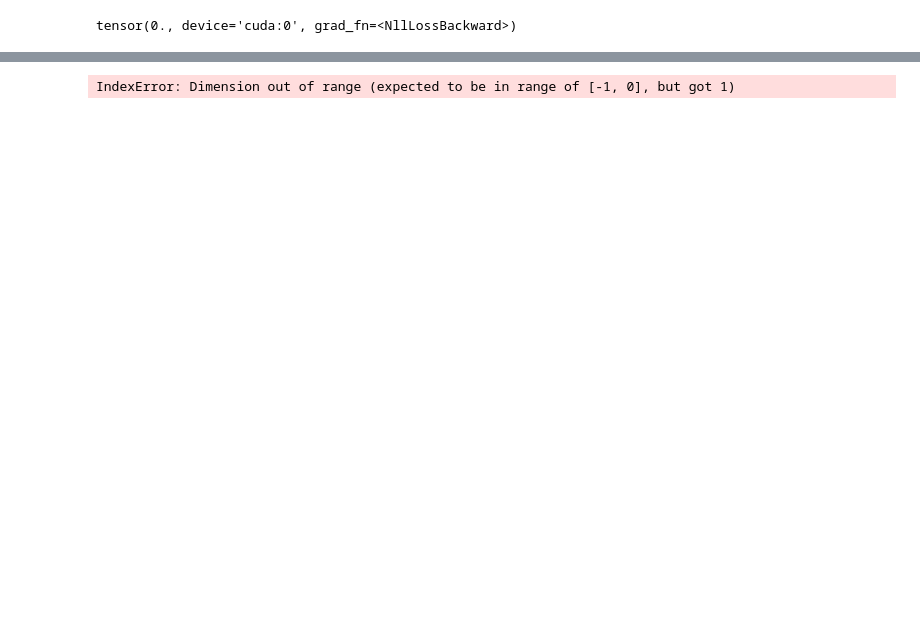
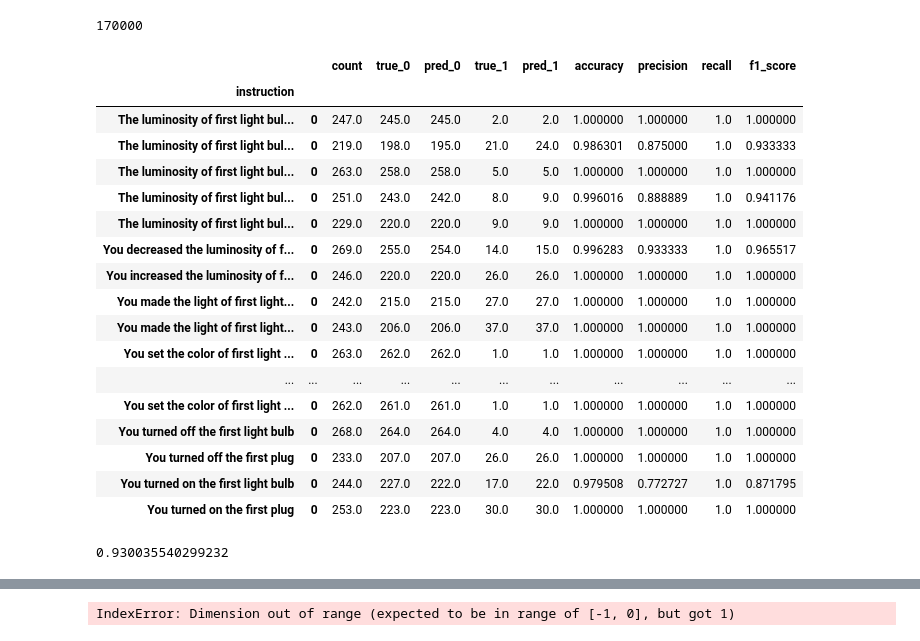
Before and after one commit to nicolas-lair/RL4IoT, a Jupyter notebook: Reward Function .ipynb, the cells around one changed output, grey strips where cells are left out. Saved outputs shown, nothing was run; the diff lists cells and outputs as text; code cells hidden in the pictures; blank space fills up the shorter version.

Commit message:
reward WIP

```diff
--- a/Reward Function .ipynb
+++ b/Reward Function .ipynb
@@ -29,6 +67,9 @@ params = generate_params(save_path=False)
 # episodes = joblib.load(episode_path)
 
 StateRecord = namedtuple('StateRecord', ('state', 'instruction', 'reward'))
-state_path = 'results/state_records.jbl'
-states = joblib.load(state_path)
+EpisodeRecord = namedtuple('EpisodeRecord', ('initial_state', 'final_state', 'instruction', 'reward'))
+
+state_path = 'results/state_records3.jbl'
+train_episode = 'results/episodes_records4.jbl'
+test_episode = 'results/episodes_records3.jbl'
 # %%
@@ -224,4 +189,68 @@ tensor([0.3085, 0.0949, 0.0625, 0.0684, 0.0927, 0.5433, 0.4854, 0.0984, 0.1330,
-# %%
-loss
-# %% [output]
-tensor(0., device='cuda:0', grad_fn=<NllLossBackward>)
+# %%
+len(train_dts)
+# %% [output]
+170000
+# %%
+test_batch = next(iter(test_loader))
+# %%
+from sklearn.metrics import recall_score, f1_score, precision_score, accuracy_score
+
+def compute_stats(g):
+    count = len(g)
+    pred_1 = g.pred.sum()
+    pred_0 = (1 - g.pred).sum()
+    true_1 = g.true.sum()
+    true_0 = (1 - g.true).sum()
+    stats = [count, true_0, pred_0, true_1, pred_1]
+    stats_name = ['count', 'true_0', 'pred_0', 'true_1', 'pred_1']
+    result = pd.DataFrame(stats).T
+    result.columns = stats_name
+    return result
+
+def compute_classification_metrics(g):
+    accuracy = accuracy_score(g.true, g.pred)
+    precision = precision_score(g.true, g.pred)
+    recall = recall_score(g.true, g.pred)
+    f1 = f1_score(g.true, g.pred)
+    scores = [accuracy, precision, recall, f1]
+    score_name = ['accuracy', 'precision', 'recall', 'f1_score']
+    result = pd.DataFrame(scores).T
+    result.columns = score_name
+    return result
+
+def compute_metrics(g, data_stats=False):
+    df_score = compute_classification_metrics(g)
+    df_stats = compute_stats(g) if data_stats else pd.DataFrame()
+    result = pd.concat([df_stats, df_score], axis=1)
+    return result
+
+test_reward = reward_function(state=test_batch['state'], instructions=test_batch['instruction'])#.view(-1)
+torch.cat([test_reward.cpu(), test_batch['reward'].float().view(-1, 1)], dim=1)
+pred_true_tensor = torch.cat([(test_reward >0.5).float().cpu(), test_batch['reward'].float().view(-1, 1)], dim=1)
+df = pd.DataFrame(pred_true_tensor.detach().numpy(), columns=['pred', 'true'])
+df['instruction'] = test_batch['instruction']
+stats = df.groupby('instruction').apply(compute_metrics, data_stats=True)
+stats
+# %% [output]
+|  |  | count | true_0 | pred_0 | true_1 | pred_1 | accuracy | precision | recall | f1_score |
+| instruction |  |  |  |  |  |  |  |  |  |  |
+| The luminosity of first light bul... | 0 | 247.0 | 245.0 | 245.0 | 2.0 | 2.0 | 1.000000 | 1.000000 | 1.0 | 1.000000 |
+| The luminosity of first light bul... | 0 | 219.0 | 198.0 | 195.0 | 21.0 | 24.0 | 0.986301 | 0.875000 | 1.0 | 0.933333 |
+| The luminosity of first light bul... | 0 | 263.0 | 258.0 | 258.0 | 5.0 | 5.0 | 1.000000 | 1.000000 | 1.0 | 1.000000 |
+| The luminosity of first light bul... | 0 | 251.0 | 243.0 | 242.0 | 8.0 | 9.0 | 0.996016 | 0.888889 | 1.0 | 0.941176 |
+| The luminosity of first light bul... | 0 | 229.0 | 220.0 | 220.0 | 9.0 | 9.0 | 1.000000 | 1.000000 | 1.0 | 1.000000 |
+| You decreased the luminosity of f... | 0 | 269.0 | 255.0 | 254.0 | 14.0 | 15.0 | 0.996283 | 0.933333 | 1.0 | 0.965517 |
+| You increased the luminosity of f... | 0 | 246.0 | 220.0 | 220.0 | 26.0 | 26.0 | 1.000000 | 1.000000 | 1.0 | 1.000000 |
+| You made the light of first light... | 0 | 242.0 | 215.0 | 215.0 | 27.0 | 27.0 | 1.000000 | 1.000000 | 1.0 | 1.000000 |
+| You made the light of first light... | 0 | 243.0 | 206.0 | 206.0 | 37.0 | 37.0 | 1.000000 | 1.000000 | 1.0 | 1.000000 |
+| You set the color of first light ... | 0 | 263.0 | 262.0 | 262.0 | 1.0 | 1.0 | 1.000000 | 1.000000 | 1.0 | 1.000000 |
+| ... | ... | ... | ... | ... | ... | ... | ... | ... | ... | ... |
+| You set the color of first light ... | 0 | 262.0 | 261.0 | 261.0 | 1.0 | 1.0 | 1.000000 | 1.000000 | 1.0 | 1.000000 |
+| You turned off the first light bulb | 0 | 268.0 | 264.0 | 264.0 | 4.0 | 4.0 | 1.000000 | 1.000000 | 1.0 | 1.000000 |
+| You turned off the first plug | 0 | 233.0 | 207.0 | 207.0 | 26.0 | 26.0 | 1.000000 | 1.000000 | 1.0 | 1.000000 |
+| You turned on the first light bulb | 0 | 244.0 | 227.0 | 222.0 | 17.0 | 22.0 | 0.979508 | 0.772727 | 1.0 | 0.871795 |
+| You turned on the first plug | 0 | 253.0 | 223.0 | 223.0 | 30.0 | 30.0 | 1.000000 | 1.000000 | 1.0 | 1.000000 |
+# %%
+stats.f1_score.mean()
+# %% [output]
+0.930035540299232
```
Also changed, not shown: parts of 18 cells of this notebook, 5 other files.
